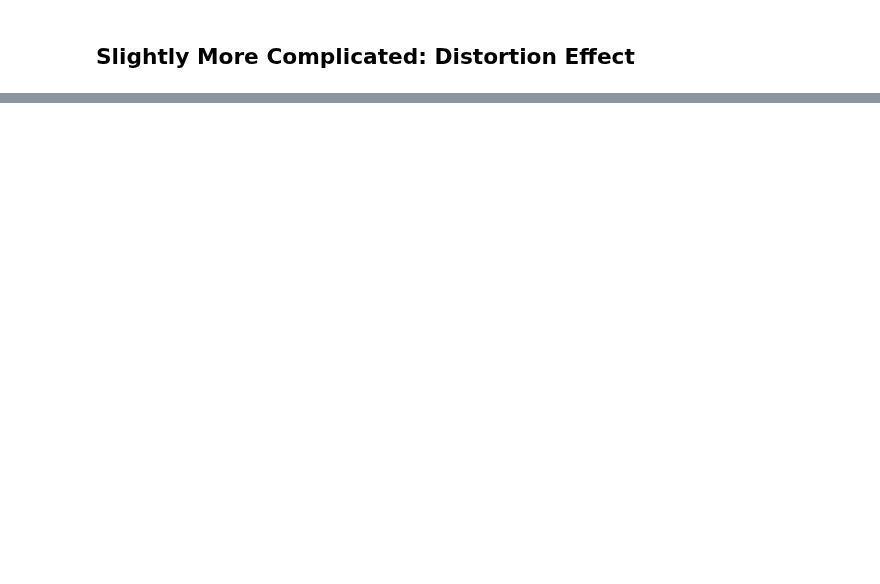
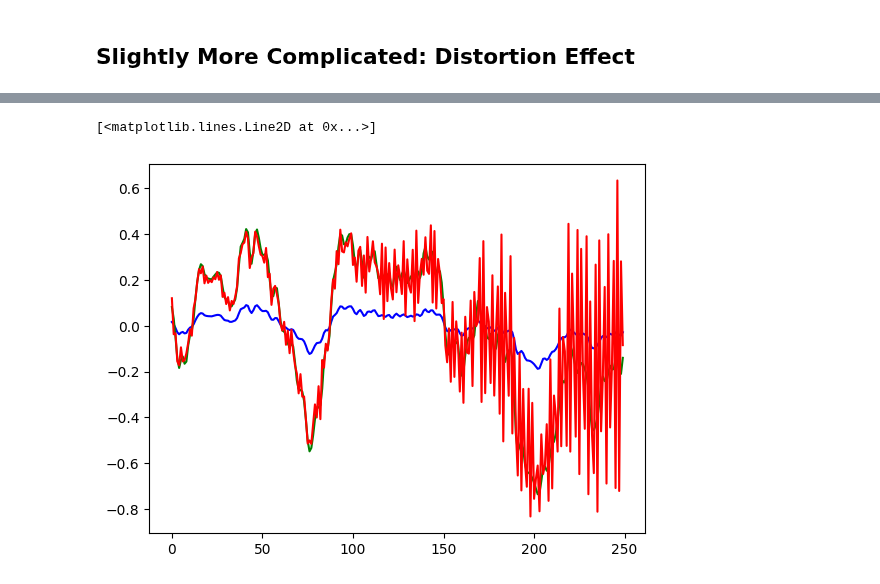
Before and after one commit to wyager/audiofx, a Jupyter notebook: audiofx.ipynb, the cells around one changed output, grey strips where cells are left out. Saved outputs shown, nothing was run; the diff lists cells and outputs as text; code cells hidden in the pictures; blank space fills up the shorter version.

```diff
--- a/audiofx.ipynb
+++ b/audiofx.ipynb
@@ -457,0 +458,7 @@ Interesting. The average error isn't terrible, but still much worse than the pas
+# %%
+plt.plot(listen_audio[:250],'b')
+plt.plot(distort(listen_audio)[:250],'g')
+plt.plot(distort_processed[:250], 'r')
+# %% [output]
+[<matplotlib.lines.Line2D at 0x...>]
+[figure, added]
```
Also changed, not shown: parts of 8 cells of this notebook.
